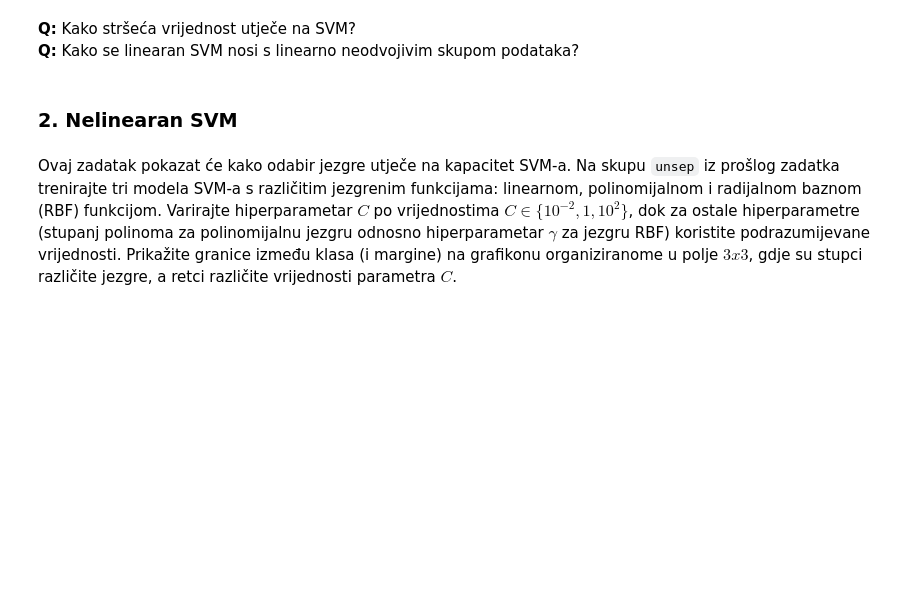
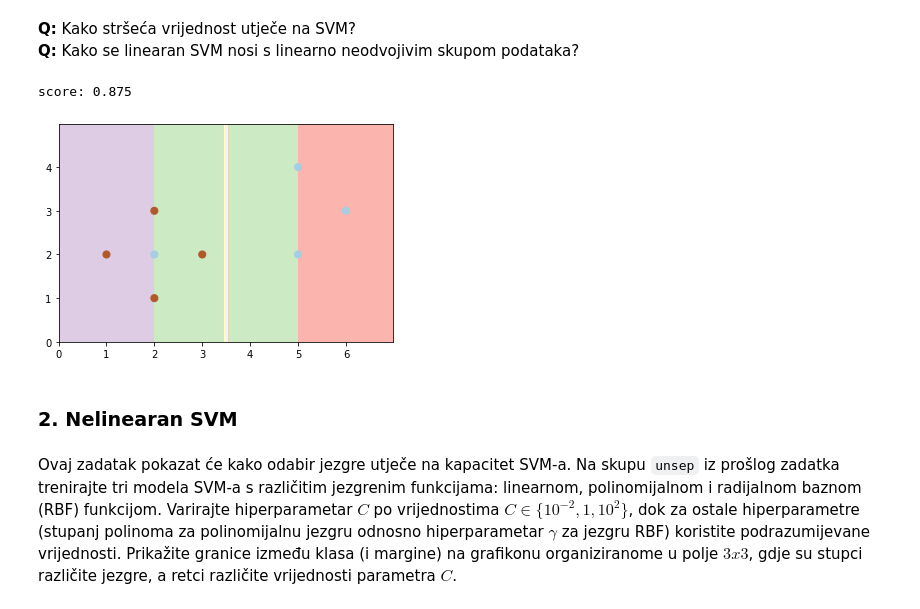
Before and after one commit to sskender/machine-learning-1, a Jupyter notebook: SU1-2021-08-09-10-SVM.ipynb, the cells around one changed output. Cells and saved outputs as stored; diff of their text form; code cells hidden in the pictures; blank space fills up the shorter version.

```diff
--- a/SU1-2021-08-09-10-SVM.ipynb
+++ b/SU1-2021-08-09-10-SVM.ipynb
@@ -111,6 +185,22 @@ unsep_y = np.append(seven_y, -1)
 # %% [markdown]
 **Q:** Kako stršeća vrijednost utječe na SVM?
 **Q:** Kako se linearan SVM nosi s linearno neodvojivim skupom podataka?
+# %%
+# unsep
+svc = SVC(kernel="linear")
+model = svc.fit(unsep_X, unsep_y)
+
+# show chart
+plot_2d_svc_problem(unsep_X, unsep_y, model)
+
+y_predicted = model.predict(unsep_X)
+score = accuracy_score(y_true=unsep_y, y_pred=y_predicted)
+print(f"score: {score}")
+
+assert(score < 1)
+# %% [output]
+score: 0.875
+[figure, added]
 # %% [markdown]
 ### 2. Nelinearan SVM
 # %% [markdown]
```
Also changed, not shown: parts of 8 cells of this notebook.
